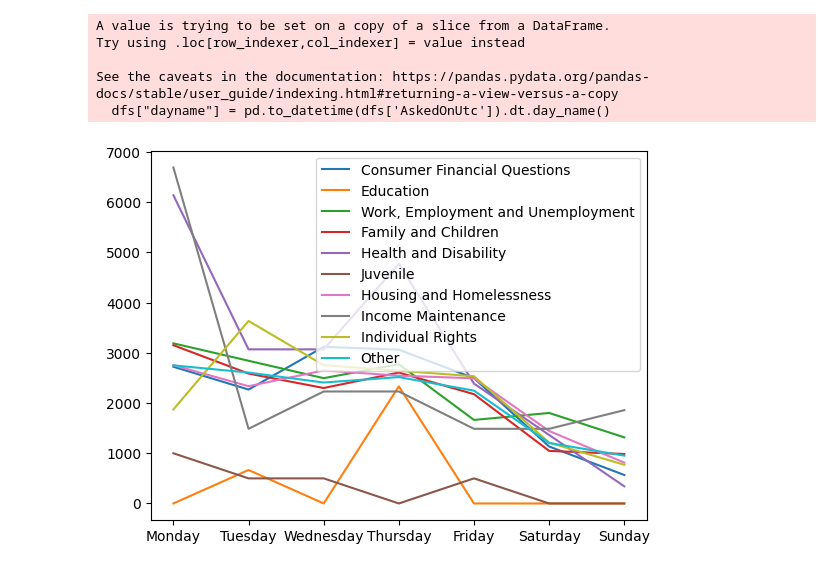
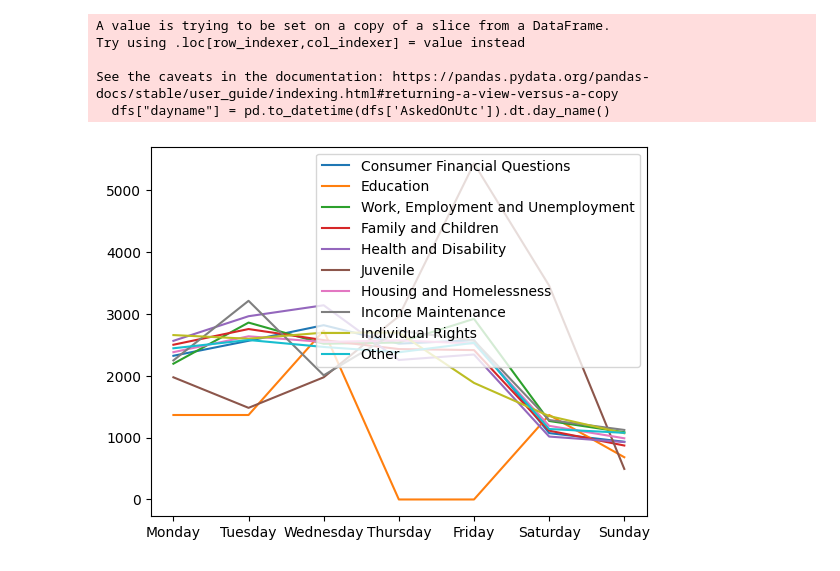
Before and after one commit to tgarg10/DataFest-2023, a Jupyter notebook: Tanish/Untitled.ipynb, the cells around one changed output. Drawn from its saved outputs; the diff is of its cells as text; code cells hidden in the pictures.

```diff
--- a/Tanish/Untitled.ipynb
+++ b/Tanish/Untitled.ipynb
@@ -2,6 +2,6 @@
 import pandas as pd
 import matplotlib
 
-df = pd.read_csv("C:\\Users\\tanis\\Downloads\\Data\\questions.csv")[:10000]
+df = pd.read_csv("C:\\Users\\tanis\\Downloads\\Data\\questions.csv")
 # usecols = ['StateAbbr','Category','Subcategory','AskedOnUTC']
 
@@ -16,6 +16,7 @@ days = ["Monday", "Tuesday", "Wednesday", "Thursday", "Friday", "Saturday", "Sun
 
 def filter(df, stateabbr, category = None, mode="y", categories_list = categories):
     dfs = df[df.StateAbbr == stateabbr]
+    dfs = dfs[df["TakenByAttorneyUno"].isnull()]
     if mode == "y":
         if category == None:
             p = {cat:[] for cat in categories_list}
@@ -103,32 +104,32 @@ def filter(df, stateabbr, category = None, mode="y", categories_list = categorie
             for j in times:
                 for subcategory in p:
                     dff = dffs[df.Subcategory == subcategory]
                     io = 0
                     for i in range(1,31):
                         if i < 10: i = "0" + str(i)
                         else: i = str(i)
                         try:
                             dfg = dff[df.AskedOnUtc.str[8:13] == i + " " + j]
                             opp = len(dff[df.AskedOnUtc.str[8:10] == i])
                         except:
                             opp = 0
                         if opp != 0:
                             io += len(dfg)/opp
                     p[subcategory].append(io * 100)
             df = pd.DataFrame(p, index=times)
             lines = df.plot.line()
 
 
-filter(df, "NC", mode = "d")
+filter(df, "TX", mode = "d") #, categories_list = ["Education", "Other"])
     # category = "Education")
     # categories_list = ["Education", "Other"])
 
 # df = pd.DataFrame({'pig': [20, 18, 489, 675, 1776], 'horse': [4, 25, 281, 600, 1900]}, index=[1990, 1997, 2003, 2009, 2014])
 # lines = df.plot.line()
 # %% [output]
 A value is trying to be set on a copy of a slice from a DataFrame.
 Try using .loc[row_indexer,col_indexer] = value instead
 
 See the caveats in the documentation: https://pandas.pydata.org/pandas-docs/stable/user_guide/indexing.html#returning-a-view-versus-a-copy
   dfs["dayname"] = pd.to_datetime(dfs['AskedOnUtc']).dt.day_name()
-[figure, old version]
+[figure, new version]
```
Also changed, not shown: 4 other files.
